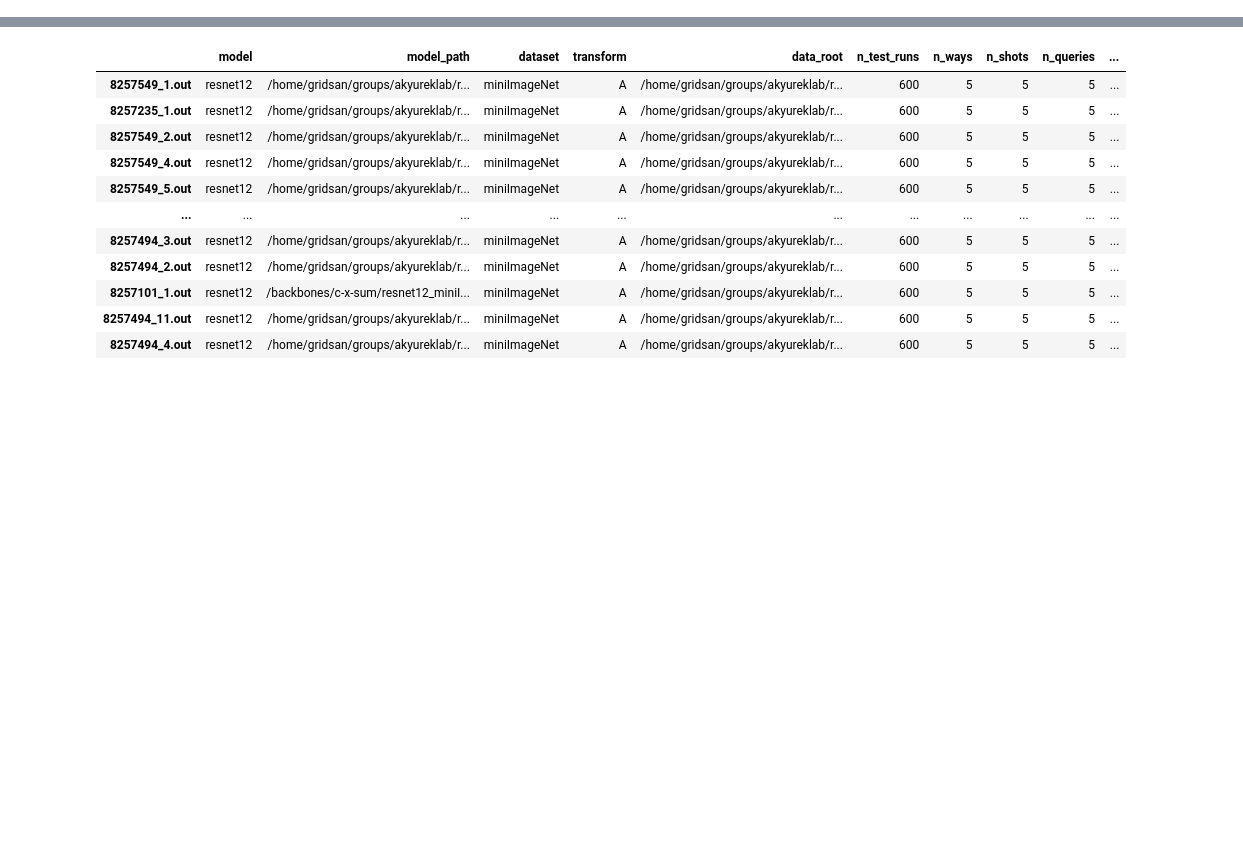
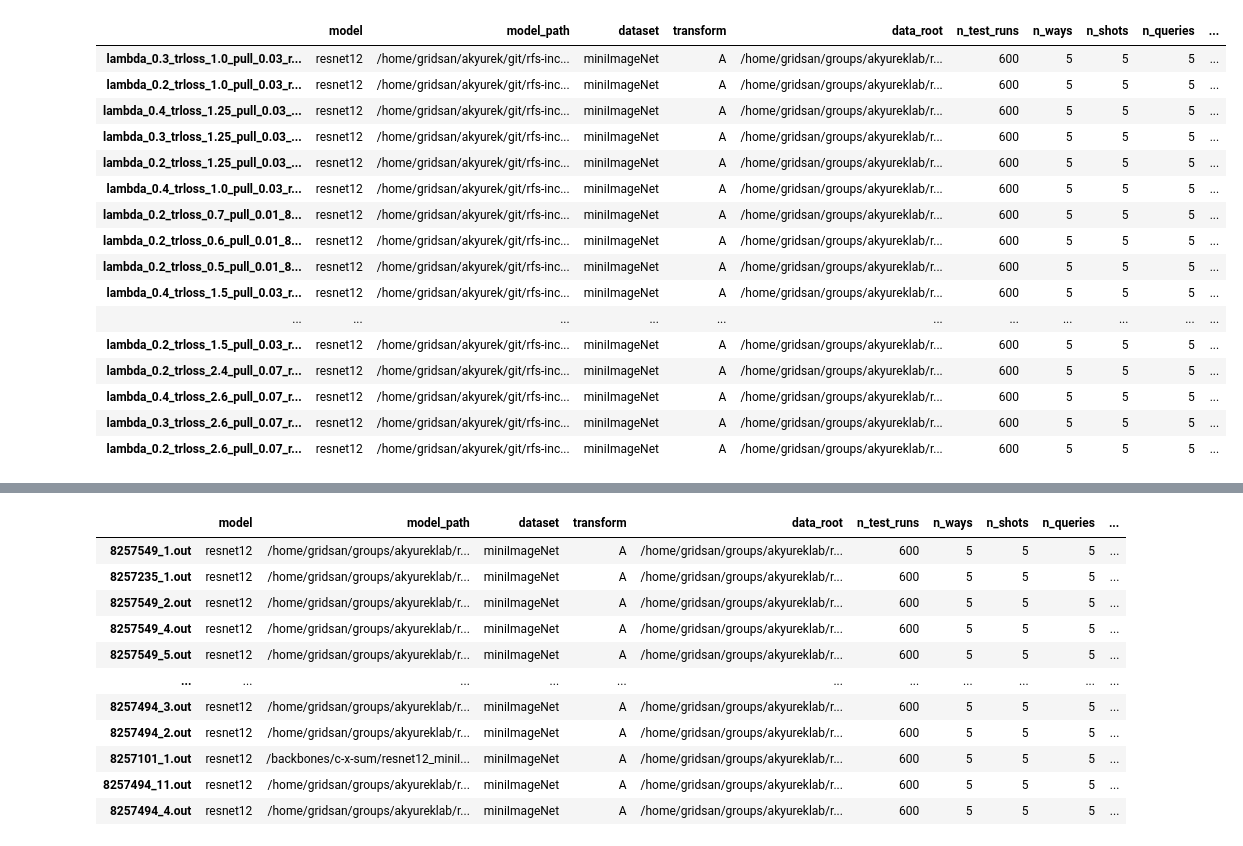
Before and after one commit to feyzaakyurek/subspace-reg, a Jupyter notebook: analyze_results.ipynb, the cells around one changed output, grey strips where cells are left out. Cells and saved outputs as stored; diff of their text form; code cells hidden in the pictures; blank space fills up the shorter version.

```diff
--- a/analyze_results.ipynb
+++ b/analyze_results.ipynb
@@ -7,7 +7,7 @@ import seaborn as sns
 import numpy as np
 pd.set_option('display.max_columns', 500)
 pd.set_option('display.max_rows', 12)
-directory = r'/home/gridsan/akyurek/akyureklab_shared/rfs-incremental/dumped'
+directory = r'/home/gridsan/akyurek/git/rfs-incremental/dumped/finetune_label_pull'
 # %%
 # Iterate over all files that end with .out
 d = {}
@@ -75,2 +75,25 @@ Reading /home/gridsan/akyurek/akyureklab_shared/rfs-incremental/dumped/8257549_1
 # %%
 df = pd.DataFrame(d).transpose()#.dropna()
+# %%
+pd.set_option('display.max_rows', 20)
+df.loc[(df['n_shots']=='5') &
+       (df['pulling']=='regularize') &
+       (df['eval_mode'] == "few-shot-incremental-fine-tune"),:].sort_values('val_acc_average', ascending=False).head(20)
+# %% [output]
+|  | model | model_path | dataset | transform | data_root | n_test_runs | n_ways | n_shots | n_queries | ... |
+| lambda_0.3_trloss_1.0_pull_0.03_r... | resnet12 | /home/gridsan/akyurek/git/rfs-inc... | miniImageNet | A | /home/gridsan/groups/akyureklab/r... | 600 | 5 | 5 | 5 | ... |
+| lambda_0.2_trloss_1.0_pull_0.03_r... | resnet12 | /home/gridsan/akyurek/git/rfs-inc... | miniImageNet | A | /home/gridsan/groups/akyureklab/r... | 600 | 5 | 5 | 5 | ... |
+| lambda_0.4_trloss_1.25_pull_0.03_... | resnet12 | /home/gridsan/akyurek/git/rfs-inc... | miniImageNet | A | /home/gridsan/groups/akyureklab/r... | 600 | 5 | 5 | 5 | ... |
+| lambda_0.3_trloss_1.25_pull_0.03_... | resnet12 | /home/gridsan/akyurek/git/rfs-inc... | miniImageNet | A | /home/gridsan/groups/akyureklab/r... | 600 | 5 | 5 | 5 | ... |
+| lambda_0.2_trloss_1.25_pull_0.03_... | resnet12 | /home/gridsan/akyurek/git/rfs-inc... | miniImageNet | A | /home/gridsan/groups/akyureklab/r... | 600 | 5 | 5 | 5 | ... |
+| lambda_0.4_trloss_1.0_pull_0.03_r... | resnet12 | /home/gridsan/akyurek/git/rfs-inc... | miniImageNet | A | /home/gridsan/groups/akyureklab/r... | 600 | 5 | 5 | 5 | ... |
+| lambda_0.2_trloss_0.7_pull_0.01_8... | resnet12 | /home/gridsan/akyurek/git/rfs-inc... | miniImageNet | A | /home/gridsan/groups/akyureklab/r... | 600 | 5 | 5 | 5 | ... |
+| lambda_0.2_trloss_0.6_pull_0.01_8... | resnet12 | /home/gridsan/akyurek/git/rfs-inc... | miniImageNet | A | /home/gridsan/groups/akyureklab/r... | 600 | 5 | 5 | 5 | ... |
+| lambda_0.2_trloss_0.5_pull_0.01_8... | resnet12 | /home/gridsan/akyurek/git/rfs-inc... | miniImageNet | A | /home/gridsan/groups/akyureklab/r... | 600 | 5 | 5 | 5 | ... |
+| lambda_0.4_trloss_1.5_pull_0.03_r... | resnet12 | /home/gridsan/akyurek/git/rfs-inc... | miniImageNet | A | /home/gridsan/groups/akyureklab/r... | 600 | 5 | 5 | 5 | ... |
+| ... | ... | ... | ... | ... | ... | ... | ... | ... | ... | ... |
+| lambda_0.2_trloss_1.5_pull_0.03_r... | resnet12 | /home/gridsan/akyurek/git/rfs-inc... | miniImageNet | A | /home/gridsan/groups/akyureklab/r... | 600 | 5 | 5 | 5 | ... |
+| lambda_0.2_trloss_2.4_pull_0.07_r... | resnet12 | /home/gridsan/akyurek/git/rfs-inc... | miniImageNet | A | /home/gridsan/groups/akyureklab/r... | 600 | 5 | 5 | 5 | ... |
+| lambda_0.4_trloss_2.6_pull_0.07_r... | resnet12 | /home/gridsan/akyurek/git/rfs-inc... | miniImageNet | A | /home/gridsan/groups/akyureklab/r... | 600 | 5 | 5 | 5 | ... |
+| lambda_0.3_trloss_2.6_pull_0.07_r... | resnet12 | /home/gridsan/akyurek/git/rfs-inc... | miniImageNet | A | /home/gridsan/groups/akyureklab/r... | 600 | 5 | 5 | 5 | ... |
+| lambda_0.2_trloss_2.6_pull_0.07_r... | resnet12 | /home/gridsan/akyurek/git/rfs-inc... | miniImageNet | A | /home/gridsan/groups/akyureklab/r... | 600 | 5 | 5 | 5 | ... |
```
Also changed, not shown: parts of 3 cells of this notebook, 2 other files.
